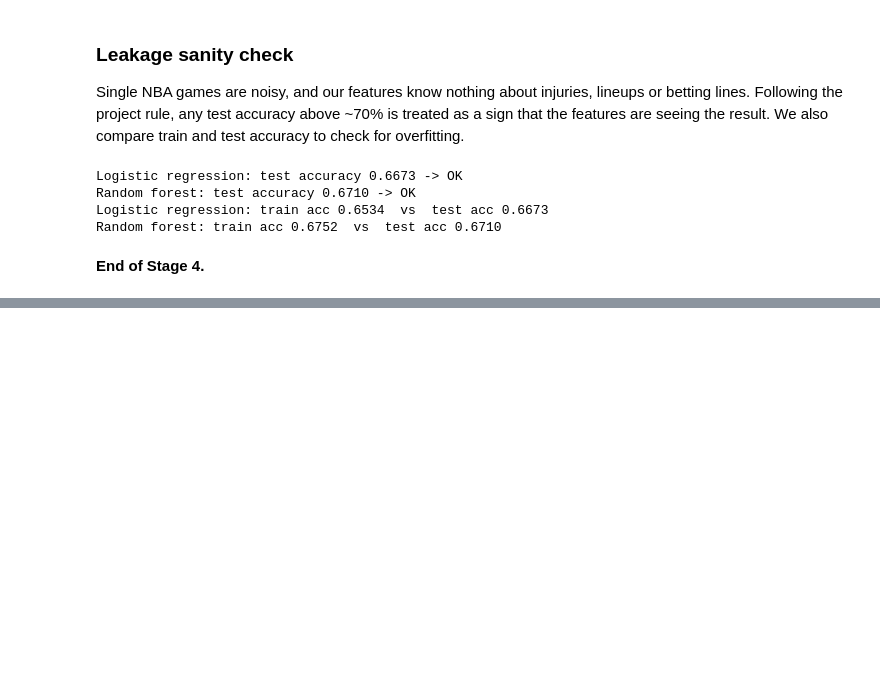
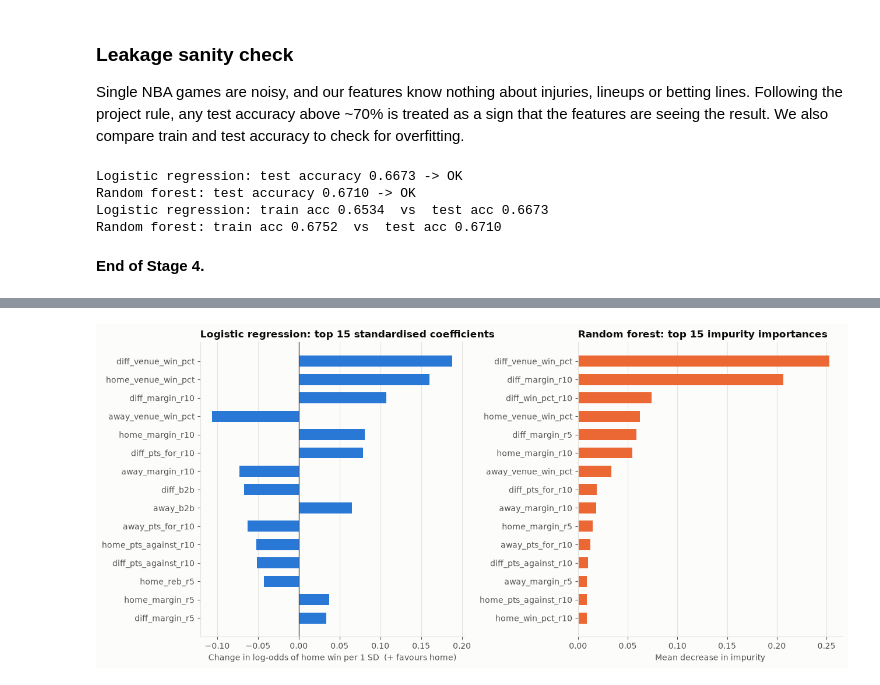
Before and after one commit to sameed102/NBA-Game-Predictor, a Jupyter notebook: nba_home_win_predictor.ipynb, the cells around one changed output, grey strips where cells are left out. Cells and saved outputs as stored; diff of their text form; code cells hidden in the pictures; blank space fills up the shorter version.

```diff
--- a/nba_home_win_predictor.ipynb
+++ b/nba_home_win_predictor.ipynb
@@ -610,0 +677,41 @@ Random forest: train acc 0.6752  vs  test acc 0.6710
+# %%
+import os
+os.makedirs("figures", exist_ok=True)
+
+# Chart styling: two series colours (validated categorical slots 1 and 2), recessive axes and grid
+INK, INK_2, GRID, SURFACE = "#0b0b0b", "#52514e", "#e4e3df", "#fcfcfb"
+C_LR, C_RF = "#2a78d6", "#eb6834"
+plt.rcParams.update({
+    "figure.facecolor": SURFACE, "axes.facecolor": SURFACE, "savefig.facecolor": SURFACE,
+    "axes.edgecolor": GRID, "axes.labelcolor": INK_2, "xtick.color": INK_2, "ytick.color": INK_2,
+    "text.color": INK, "axes.spines.top": False, "axes.spines.right": False,
+    "axes.grid": True, "grid.color": GRID, "grid.linewidth": 0.8, "axes.axisbelow": True,
+    "font.size": 10, "axes.titlesize": 12, "axes.titleweight": "bold",
+})
+
+TOP_N = 15
+lr_coef = pd.Series(logreg_grid.best_estimator_.named_steps["logisticregression"].coef_[0], index=FEATURES)
+rf_imp = pd.Series(rf_grid.best_estimator_.feature_importances_, index=FEATURES)
+
+lr_top = lr_coef.reindex(lr_coef.abs().sort_values(ascending=False).index).head(TOP_N)[::-1]
+rf_top = rf_imp.sort_values(ascending=False).head(TOP_N)[::-1]
+
+fig, axes = plt.subplots(1, 2, figsize=(13, 6))
+ax = axes[0]
+ax.barh(lr_top.index, lr_top.values, color=C_LR, height=0.6)
+ax.axvline(0, color=INK_2, linewidth=1)
+ax.set_title(f"Logistic regression: top {TOP_N} standardised coefficients", loc="left")
+ax.set_xlabel("Change in log-odds of home win per 1 SD  (+ favours home)")
+ax.grid(axis="y", visible=False)
+
+ax = axes[1]
+ax.barh(rf_top.index, rf_top.values, color=C_RF, height=0.6)
+ax.set_title(f"Random forest: top {TOP_N} impurity importances", loc="left")
+ax.set_xlabel("Mean decrease in impurity")
+ax.grid(axis="y", visible=False)
+
+fig.tight_layout()
+fig.savefig("figures/feature_importance.png", dpi=150)
+plt.show()
+# %% [output]
+[figure, added]
```
Also changed, not shown: parts of 10 cells of this notebook, 4 other files.
